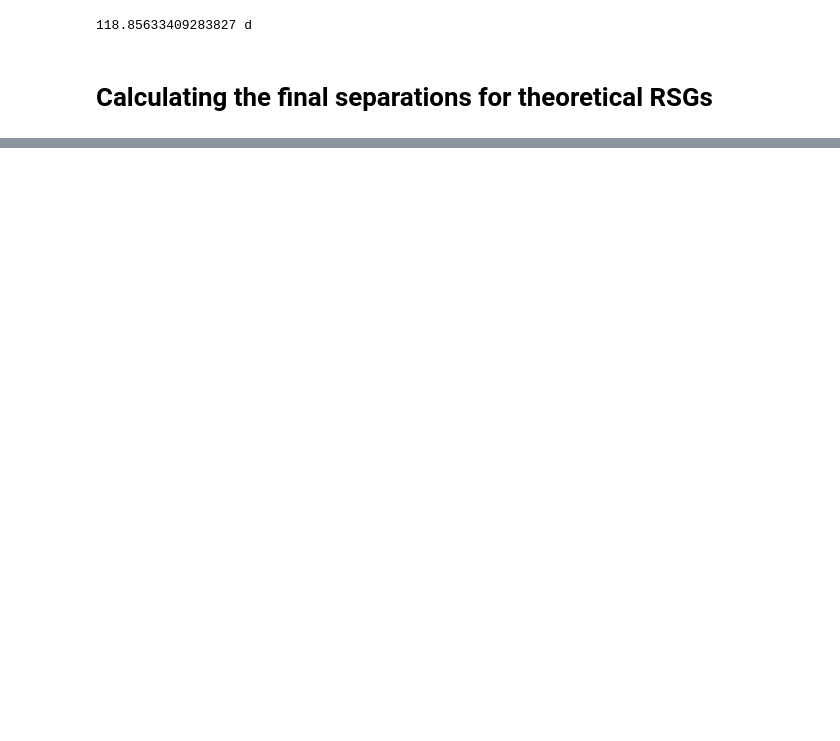
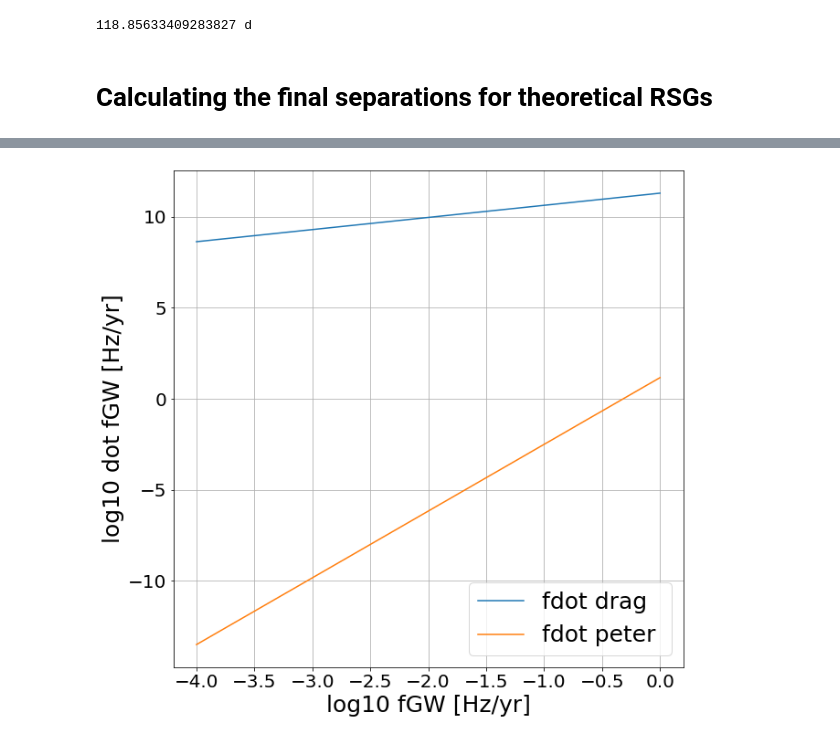
Before and after one commit to tcallister/LISA-and-CE-Evolution, a Jupyter notebook: CEinLISA.ipynb, the cells around one changed output, grey strips where cells are left out. Cells and saved outputs as stored; diff of their text form; code cells hidden in the pictures; blank space fills up the shorter version.

Commit message:
updated notebook with fdot (f)

```diff
--- a/CEinLISA.ipynb
+++ b/CEinLISA.ipynb
@@ -27,6 +27,9 @@ Porb = Pkeppler(m1, m2, a)
 f_gw = 2.*(Porb.to(u.s))**-1  # Hz
 print('f_gw', np.log10(f_gw.value) )
 
+def chirpmass(m1,m2):
+    return ((m1*m2)**(3./5.))/((m1+m2)**(1./5.))
+
 mchirp = ((m1*m2)**(3./5.))/((m1+m2)**(1./5.))
 print( 'mchirp', mchirp)
 mchirp = mchirp.to(u.kg)
@@ -182,0 +197,64 @@ plot_afinal_Mgw(companion_mass = 1.4)
+# %%
+def chirpmass(m1,m2):
+    return ((m1*m2)**(3./5.))/((m1+m2)**(1./5.))
+
+
+def dotfGW(rho0, cs, M, fGW):
+    rho0 = rho0.to(u.kg/u.m**3)
+    cs = cs.to(u.m/u.s)
+    M = M.to(u.kg)
+    fGW = fGW.to(1/u.s)
+    print('rho0', rho0,'\n cs', cs, '\n M', M,'\n fgw', fGW)
+    fGWdot = -3 * np.pi**(-1./3) * rho0 * cs**(-2) *(const.G)**(5./3.) * M**(2./3) * fGW**(2./3)
+    print('unit of fGWdot:',fGWdot.unit)
+    print('fGWdot', fGWdot)
+    return fGWdot
+
+
+def fdot_peters(m1, m2, fGW):
+    Mchirp = chirpmass(m1,m2)
+    Mchirp = Mchirp*u.Msun
+    Mchirp = Mchirp.to(u.kg)
+    fGW = fGW.to(1/u.s)
+    fdotP = 96./5. * np.pi**(8./3) * const.c**(-5) * (const.G * Mchirp)**(5./3) *fGW**(11./3.)
+    print('fdotP unit', fdotP.unit)
+    print('fdotP', fdotP)
+    return fdotP
+
+
+fig, ax = plt.subplots(figsize=(10,10))
+
+
+cs = 3e6 * u.cm/u.s
+pnot = 1e6 *u.g/u.cm**3
+
+fgrav = np.logspace(-4, 0, 10) * 1/u.s #1e-3 * 1/u.s #np.logspace(-4, -2, 10) * 1/u.s
+companion_mass = 1.
+core_masses = 1. #np.linspace(0.1, 3, 10) #Donor core masses
+mtot = companion_mass + core_masses
+print('chirp mass', chirpmass(companion_mass,core_masses))
+
+masses = core_masses + companion_mass
+masses = masses * u.Msun
+
+
+fdotGW = dotfGW(pnot, cs, masses, fgrav)
+fdotGW = fdotGW.to(u.Hz/u.yr)
+print('unit of fgrav:',fgrav.unit)
+print(np.log10(fgrav.value), np.log10(np.abs(fdotGW.value) ) )
+plt.plot(np.log10(fgrav.value), np.log10(-fdotGW.value), label = 'fdot drag ')
+
+
+fdotP = fdot_peters(companion_mass, core_masses, fgrav)
+fdotP = fdotP.to(u.Hz/u.yr)
+plt.plot(np.log10(fgrav.value), np.log10(fdotP.value), label = 'fdot peter ')
+
+
+
+plt.xlabel('log10 fGW [Hz/yr]', fontsize = 25)
+plt.ylabel('log10 dot fGW [Hz/yr]', fontsize = 25)
+plt.tick_params(axis='both', which='major', labelsize=20) #right side
+plt.grid()
+plt.legend(fontsize = 25)
+plt.show()
+# %% [output]
@@ -182,0 +280 @@ plot_afinal_Mgw(companion_mass = 1.4)
+[figure, added]
```
Also changed, not shown: parts of 7 cells of this notebook.
